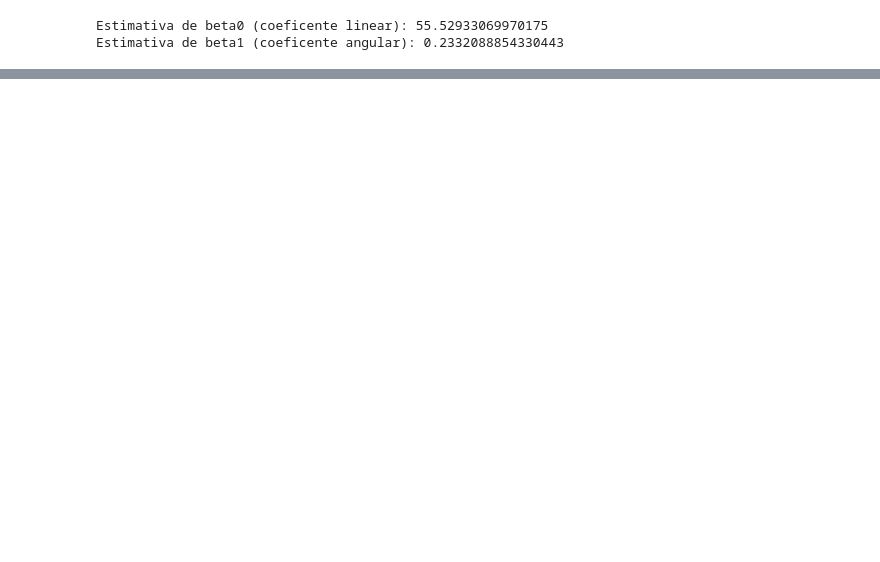
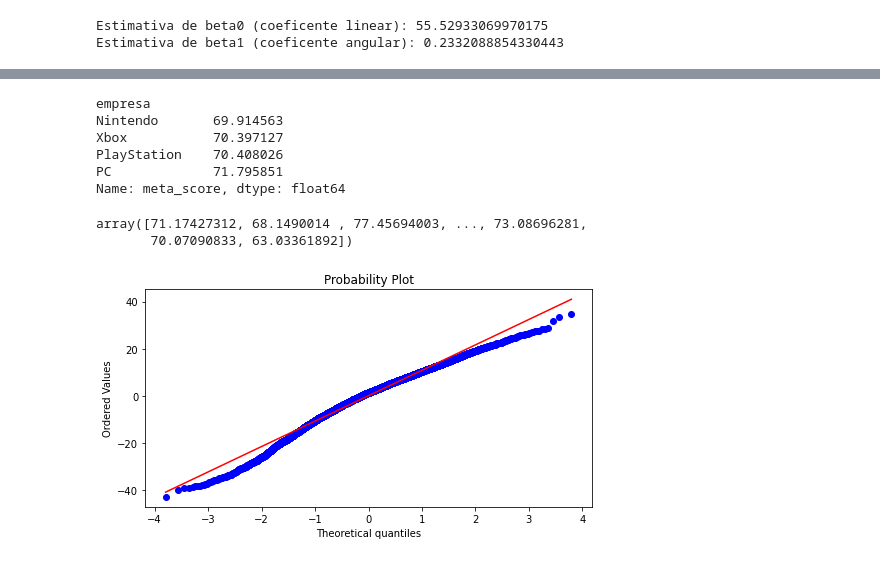
Before and after one commit to enzodlz/Projeto_2_CDADOS, a Jupyter notebook: P2_CDADOS.ipynb, the cells around one changed output, grey strips where cells are left out. Saved outputs shown, nothing was run; the diff lists cells and outputs as text; code cells hidden in the pictures; blank space fills up the shorter version.

```diff
--- a/P2_CDADOS.ipynb
+++ b/P2_CDADOS.ipynb
@@ -570,0 +442,3 @@ plt.show()
+# %%
+dataset_embaralhado = shuffle(data_clean)
+dataset_embaralhado.head(5)
@@ -570,0 +454,4 @@ plt.show()
+# %%
+dataset_treino = dataset_embaralhado.iloc[:15040,:] #treino
+dataset_teste = dataset_embaralhado.iloc[15041:,:] #teste
+print("Shape of new dataframes - {} , {}".format(dataset_treino.shape, dataset_teste.shape))
@@ -570,0 +473,2 @@ plt.show()
+# %%
+data_clean_dummies = pd.get_dummies(dataset_treino, columns=['empresa'])
@@ -570,0 +495,3 @@ plt.show()
+# %%
+X = data_clean_dummies[['ano', 'user_review','empresa_PlayStation','empresa_PC','empresa_Xbox', 'empresa_Nintendo']] #]]
+Y = data_clean_dummies['meta_score']
@@ -570,0 +528,9 @@ plt.show()
+# %%
+data_clean.groupby('empresa').meta_score.mean().sort_values()
+# %% [output]
+empresa
+Nintendo       69.914563
+Xbox           70.397127
+PlayStation    70.408026
+PC             71.795851
+Name: meta_score, dtype: float64
@@ -570,0 +543,13 @@ plt.show()
+# %%
+resultados = results.predict()
+resultados
+# %% [output]
+array([71.17427312, 68.1490014 , 77.45694003, ..., 73.08696281,
+       70.07090833, 63.03361892])
+# %%
+plt.figure(figsize=(8, 4))
+
+probplot(results.resid, dist='norm', plot=plt)  #QQplot
+plt.show()
+# %% [output]
+[figure, added]
```
Also changed, not shown: parts of 69 cells of this notebook.
